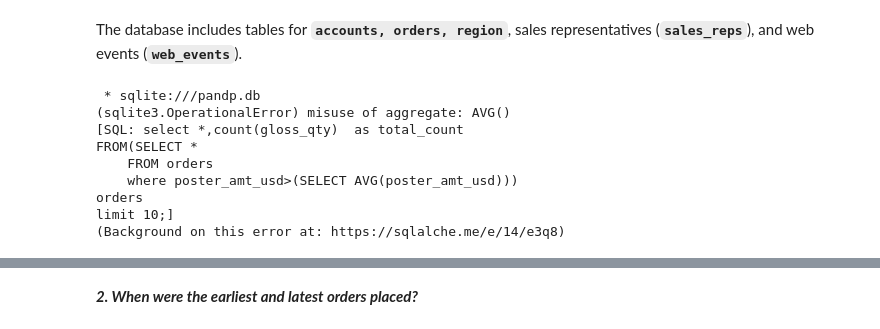
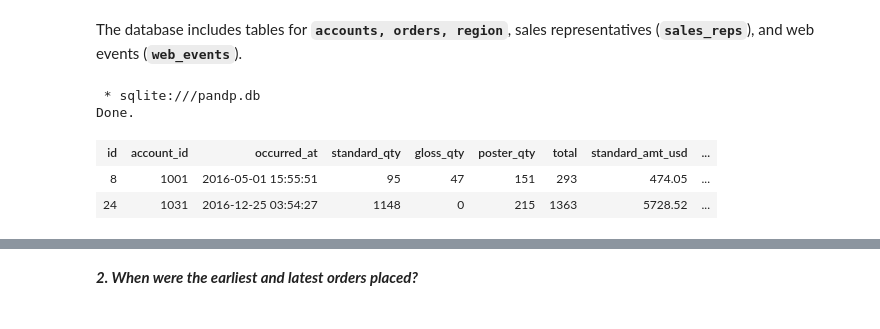
Before and after one commit to bramuelaswani/ML-DL-Related, a Jupyter notebook: Parch & Posey Database.ipynb, the cells around one changed output, grey strips where cells are left out. Cells and saved outputs as stored; diff of their text form; code cells hidden in the pictures.

```diff
--- a/Parch & Posey Database.ipynb
+++ b/Parch & Posey Database.ipynb
@@ -111,21 +111,17 @@ Done.
 | web_events |
 # %% [markdown]
 The database includes tables for **`accounts, orders, region`**, sales representatives (**`sales_reps`**), and web events (**`web_events`**).
-# %%
-%%sql
-select *,count(gloss_qty)  as total_count
-FROM(SELECT *
-    FROM orders
-    where poster_amt_usd>(SELECT AVG(poster_amt_usd)))
-orders
-limit 10;
-# %% [output]
- * sqlite:///pandp.db
-(sqlite3.OperationalError) misuse of aggregate: AVG()
-[SQL: select *,count(gloss_qty)  as total_count
-FROM(SELECT *
-    FROM orders
-    where poster_amt_usd>(SELECT AVG(poster_amt_usd)))
-orders
-limit 10;]
-(Background on this error at: https://sqlalche.me/e/14/e3q8)
+# %%
+%%sql
+select *
+FROM(SELECT *
+    FROM orders
+    where poster_amt_usd>(SELECT AVG(poster_amt_usd) FROM orders))
+orders
+limit 2;
+# %% [output]
+ * sqlite:///pandp.db
+Done.
+| id | account_id | occurred_at | standard_qty | gloss_qty | poster_qty | total | standard_amt_usd | ... |
+| 8 | 1001 | 2016-05-01 15:55:51 | 95 | 47 | 151 | 293 | 474.05 | ... |
+| 24 | 1031 | 2016-12-25 03:54:27 | 1148 | 0 | 215 | 1363 | 5728.52 | ... |
```
Also changed, not shown: parts of 11 cells of this notebook.
